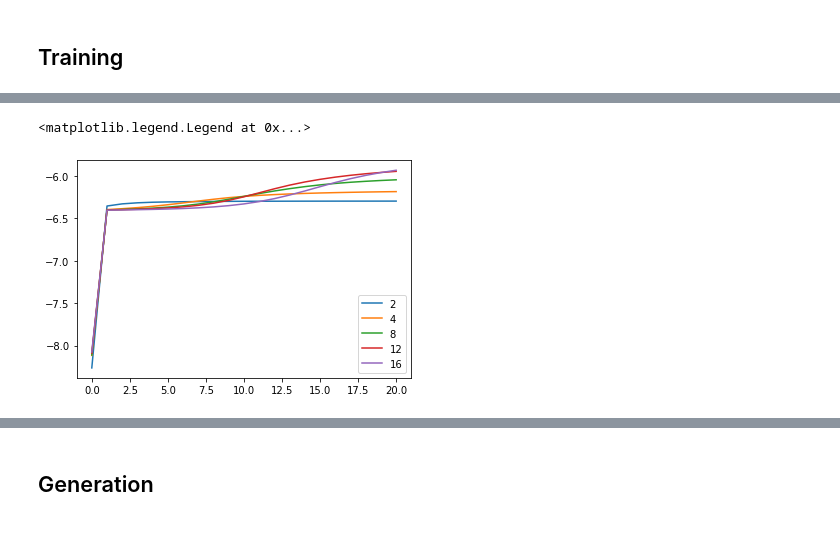
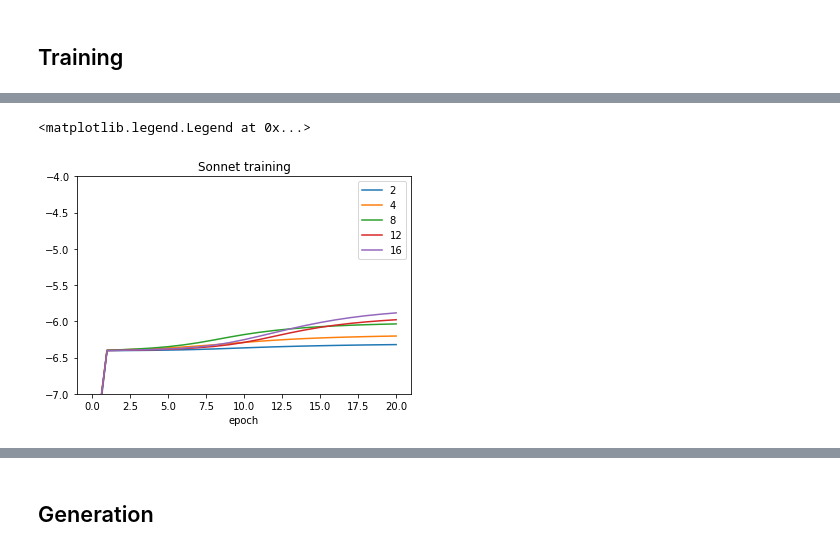
Before and after one commit to kyle-weng/Shakespearean-Poem-Generation, a Jupyter notebook: hmm.ipynb, the cells around one changed output, grey strips where cells are left out. Drawn from its saved outputs; the diff is of its cells as text; code cells hidden in the pictures.

```diff
--- a/hmm.ipynb
+++ b/hmm.ipynb
@@ -74,10 +74,13 @@ elapsed 170.62045097351074
 # %%
 for i,c in zip(nstates,curves):
     plt.plot(c, label=i)
+plt.ylim(-7,-4)
+plt.title("Sonnet training")
+plt.xlabel("epoch")
 plt.legend()
 # %% [output]
 <matplotlib.legend.Legend at 0x...>
-[figure, old version]
+[figure, new version]
 # %%
 plt.title("transition")
 plt.imshow(np.log(hmm.A))
```
Also changed, not shown: parts of 10 cells of this notebook, 2 other files.
